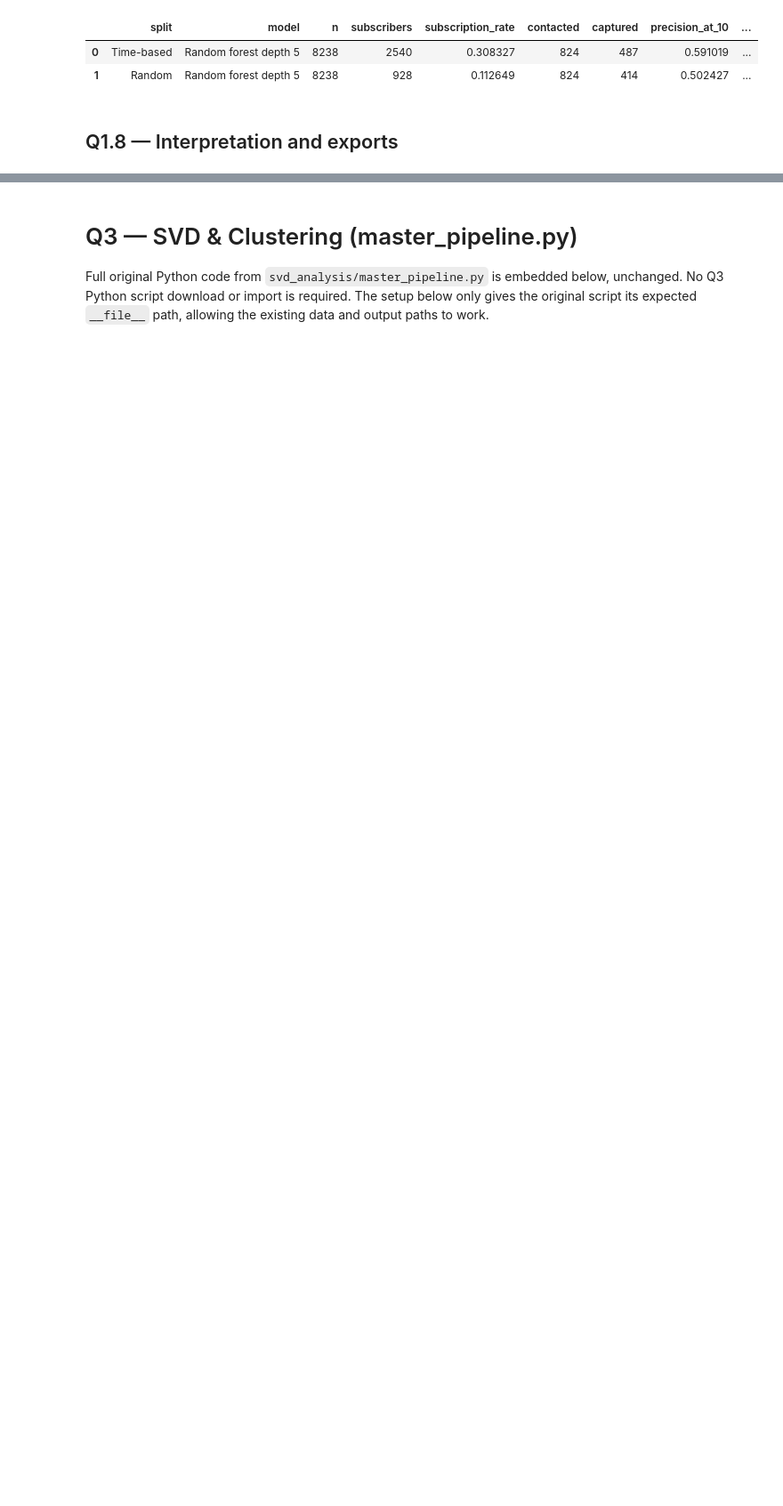
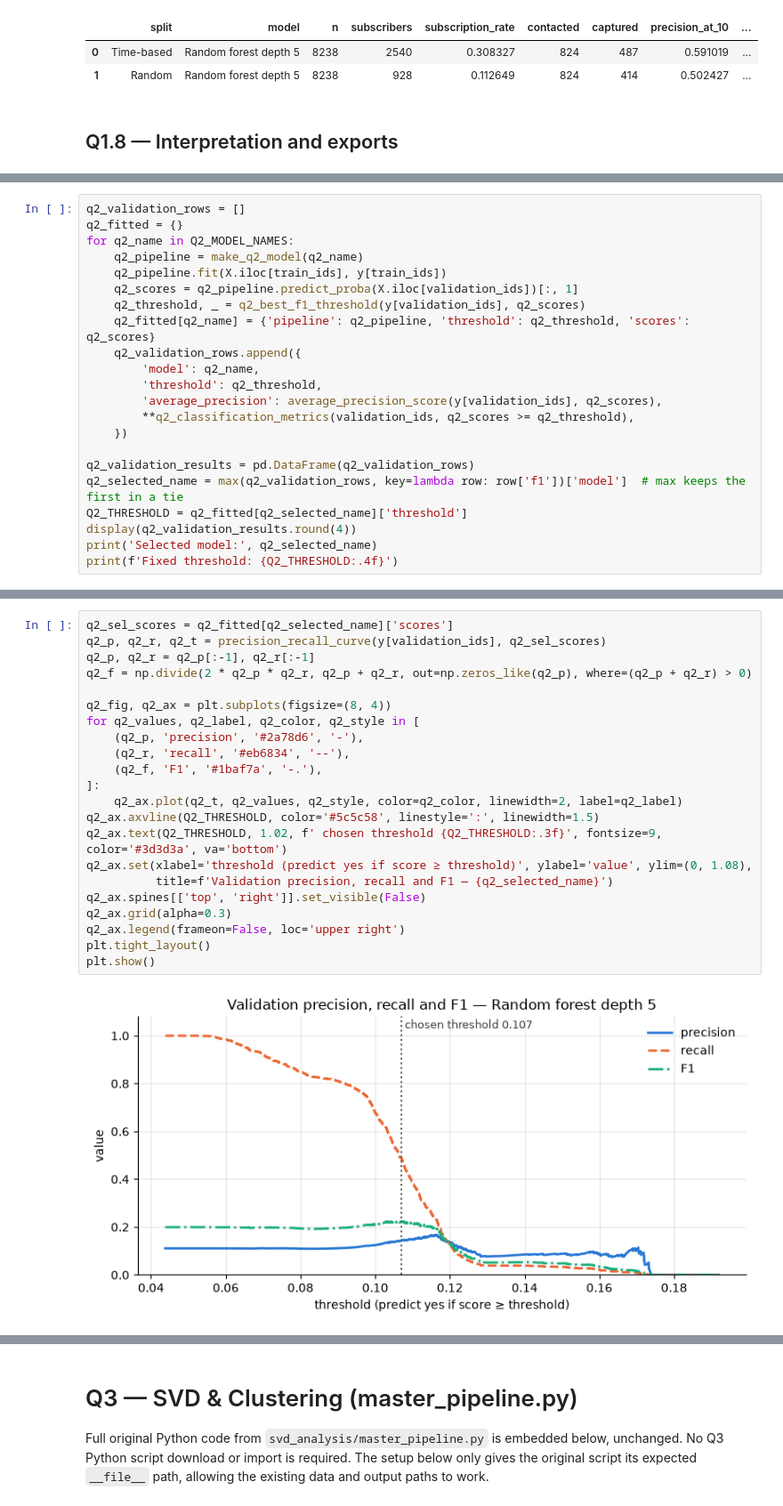
Before and after one commit to ziqing05/DS701-midterm, a Jupyter notebook: Project_Question_Analysis.ipynb, the cells around one changed output, grey strips where cells are left out. Shown at 89% size. Drawn from its saved outputs; the diff is of its cells as text; blank space fills up the shorter version.

```diff
--- a/Project_Question_Analysis.ipynb
+++ b/Project_Question_Analysis.ipynb
@@ -262,0 +390,22 @@ Q1 outputs saved to: /content/reproducibility_outputs/q1_results
+# %%
+q2_validation_rows = []
+q2_fitted = {}
+for q2_name in Q2_MODEL_NAMES:
+    q2_pipeline = make_q2_model(q2_name)
+    q2_pipeline.fit(X.iloc[train_ids], y[train_ids])
+    q2_scores = q2_pipeline.predict_proba(X.iloc[validation_ids])[:, 1]
+    q2_threshold, _ = q2_best_f1_threshold(y[validation_ids], q2_scores)
+    q2_fitted[q2_name] = {'pipeline': q2_pipeline, 'threshold': q2_threshold, 'scores': q2_scores}
+    q2_validation_rows.append({
+        'model': q2_name,
+        'threshold': q2_threshold,
+        'average_precision': average_precision_score(y[validation_ids], q2_scores),
+        **q2_classification_metrics(validation_ids, q2_scores >= q2_threshold),
+    })
+
+q2_validation_results = pd.DataFrame(q2_validation_rows)
+q2_selected_name = max(q2_validation_rows, key=lambda row: row['f1'])['model']  # max keeps the first in a tie
+Q2_THRESHOLD = q2_fitted[q2_selected_name]['threshold']
+display(q2_validation_results.round(4))
+print('Selected model:', q2_selected_name)
+print(f'Fixed threshold: {Q2_THRESHOLD:.4f}')
@@ -262,0 +440,24 @@ Q1 outputs saved to: /content/reproducibility_outputs/q1_results
+# %%
+q2_sel_scores = q2_fitted[q2_selected_name]['scores']
+q2_p, q2_r, q2_t = precision_recall_curve(y[validation_ids], q2_sel_scores)
+q2_p, q2_r = q2_p[:-1], q2_r[:-1]
+q2_f = np.divide(2 * q2_p * q2_r, q2_p + q2_r, out=np.zeros_like(q2_p), where=(q2_p + q2_r) > 0)
+
+q2_fig, q2_ax = plt.subplots(figsize=(8, 4))
+for q2_values, q2_label, q2_color, q2_style in [
+    (q2_p, 'precision', '#2a78d6', '-'),
+    (q2_r, 'recall', '#eb6834', '--'),
+    (q2_f, 'F1', '#1baf7a', '-.'),
+]:
+    q2_ax.plot(q2_t, q2_values, q2_style, color=q2_color, linewidth=2, label=q2_label)
+q2_ax.axvline(Q2_THRESHOLD, color='#5c5c58', linestyle=':', linewidth=1.5)
+q2_ax.text(Q2_THRESHOLD, 1.02, f' chosen threshold {Q2_THRESHOLD:.3f}', fontsize=9, color='#3d3d3a', va='bottom')
+q2_ax.set(xlabel='threshold (predict yes if score ≥ threshold)', ylabel='value', ylim=(0, 1.08),
+          title=f'Validation precision, recall and F1 — {q2_selected_name}')
+q2_ax.spines[['top', 'right']].set_visible(False)
+q2_ax.grid(alpha=0.3)
+q2_ax.legend(frameon=False, loc='upper right')
+plt.tight_layout()
+plt.show()
+# %% [output]
+[figure, added]
```
Also changed, not shown: parts of 28 cells of this notebook.
